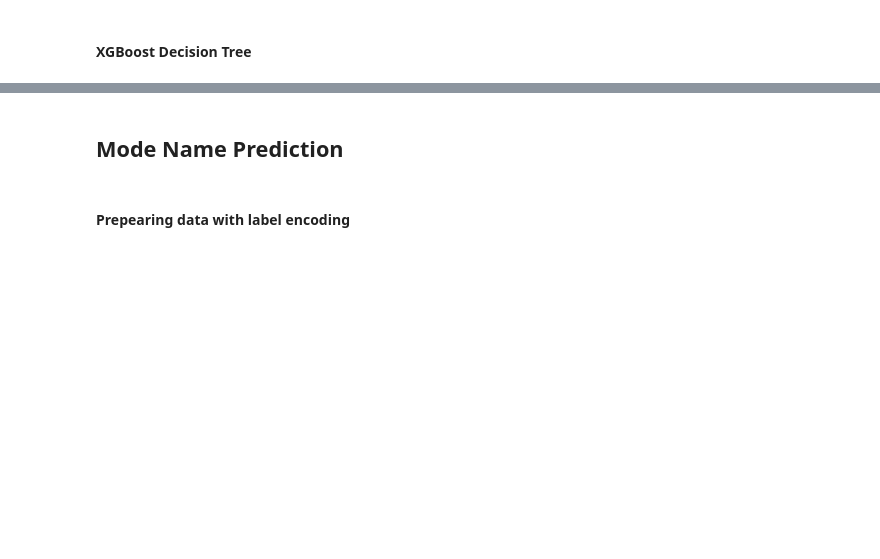
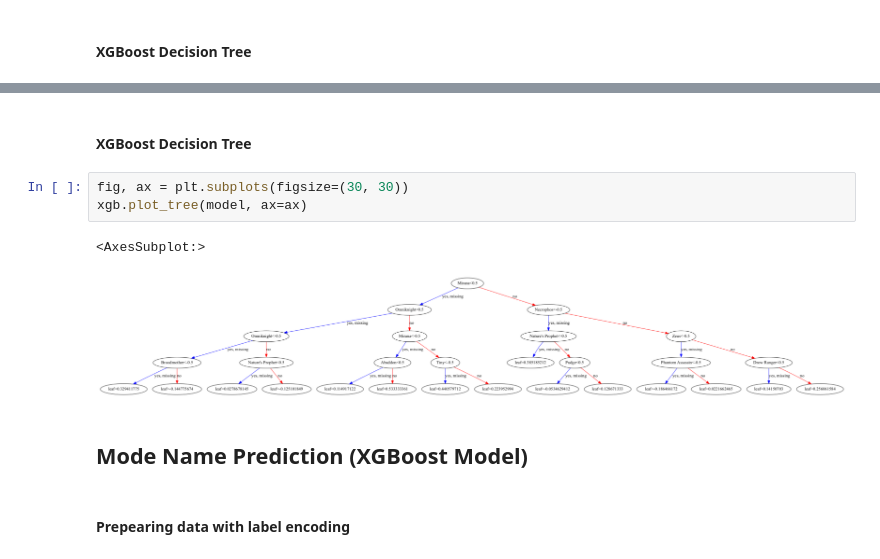
Before and after one commit to DthRazak/Dota2Project, a Jupyter notebook: dota2.ipynb, the cells around one changed output, grey strips where cells are left out. Cells and saved outputs as stored; diff of their text form; blank space fills up the shorter version.

```diff
--- a/dota2.ipynb
+++ b/dota2.ipynb
@@ -768,5 +832,13 @@ xgb.plot_tree(model, ax=ax)
+# %% [markdown]
+#### XGBoost Decision Tree
+# %%
+fig, ax = plt.subplots(figsize=(30, 30))
+xgb.plot_tree(model, ax=ax)
+# %% [output]
+<AxesSubplot:>
+[figure, added]
 # %% [markdown]
-## Mode Name Prediction
+## Mode Name Prediction (XGBoost Model)
 # %% [markdown]
 #### Prepearing data with label encoding
 # %%
```
Also changed, not shown: parts of 24 cells of this notebook.
